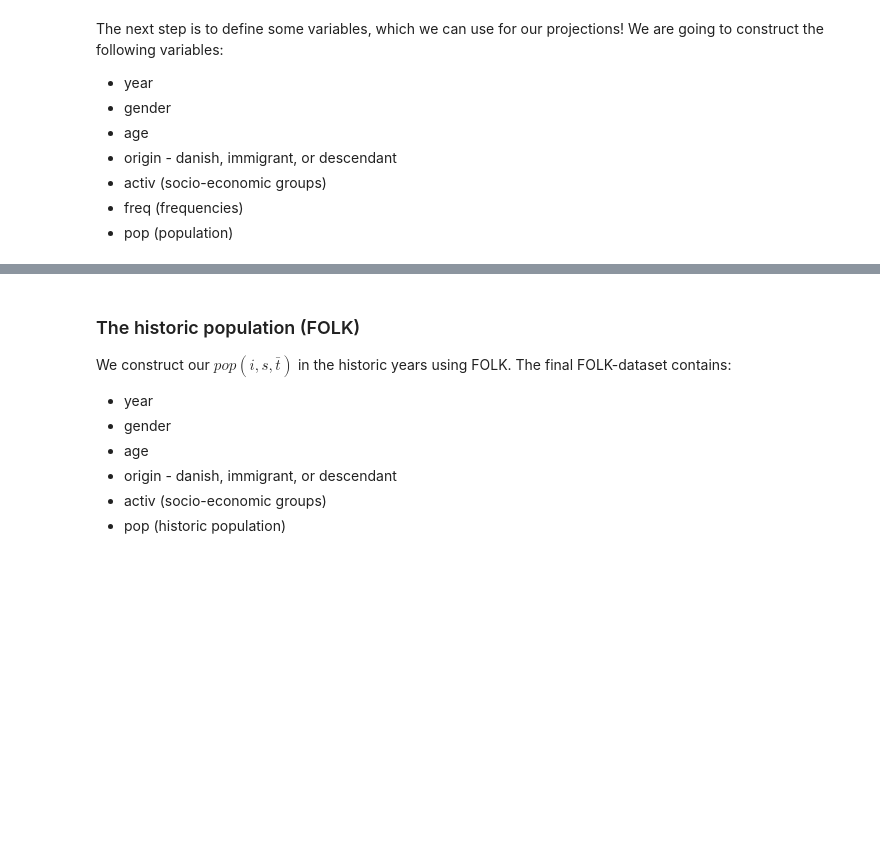
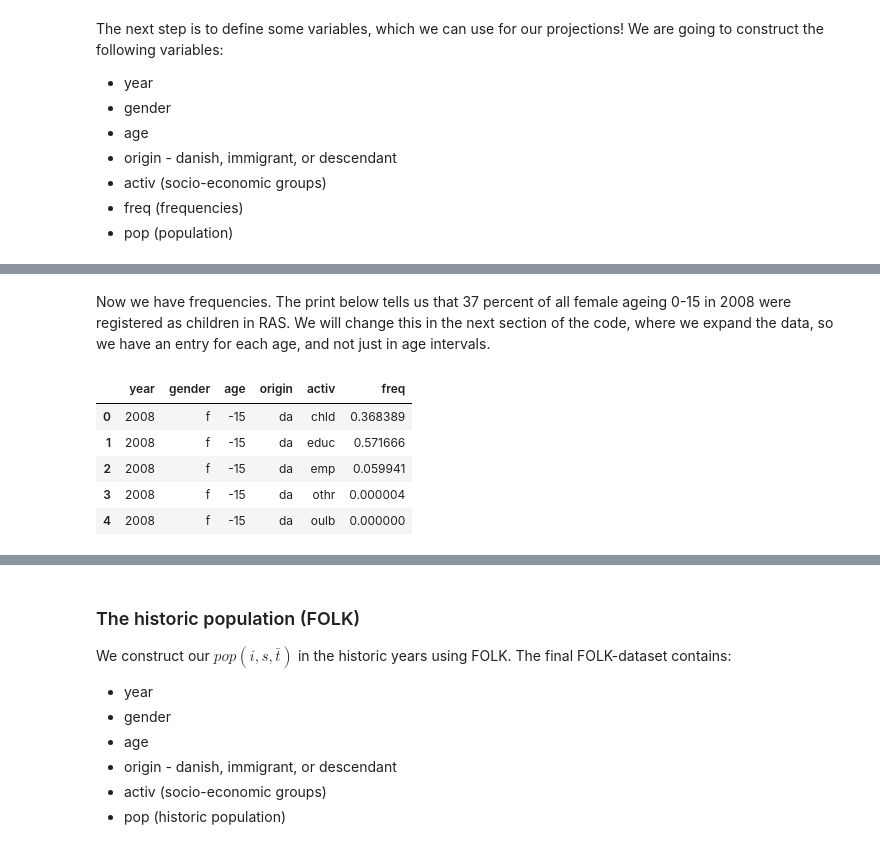
Before and after one commit to NumEconCopenhagen/projects-2019-faetter-br, a Jupyter notebook: dataproject/Population projection.ipynb, the cells around one changed output, grey strips where cells are left out. Cells and saved outputs as stored; diff of their text form; code cells hidden in the pictures; blank space fills up the shorter version.

```diff
--- a/dataproject/Population projection.ipynb
+++ b/dataproject/Population projection.ipynb
@@ -142,0 +136,11 @@ RAS = RAS[cols]
+# %% [markdown]
+Now we have frequencies. The print below tells us that 37 percent of all female ageing 0-15 in 2008 were registered as children in RAS. We will change this in the next section of the code, where we expand the data, so we have an entry for each age, and not just in age intervals.
+# %%
+RAS[0:5]
+# %% [output]
+|  | year | gender | age | origin | activ | freq |
+| 0 | 2008 | f | -15 | da | chld | 0.368389 |
+| 1 | 2008 | f | -15 | da | educ | 0.571666 |
+| 2 | 2008 | f | -15 | da | emp | 0.059941 |
+| 3 | 2008 | f | -15 | da | othr | 0.000004 |
+| 4 | 2008 | f | -15 | da | oulb | 0.000000 |
```
Also changed, not shown: parts of 11 cells of this notebook, 2 other files.
